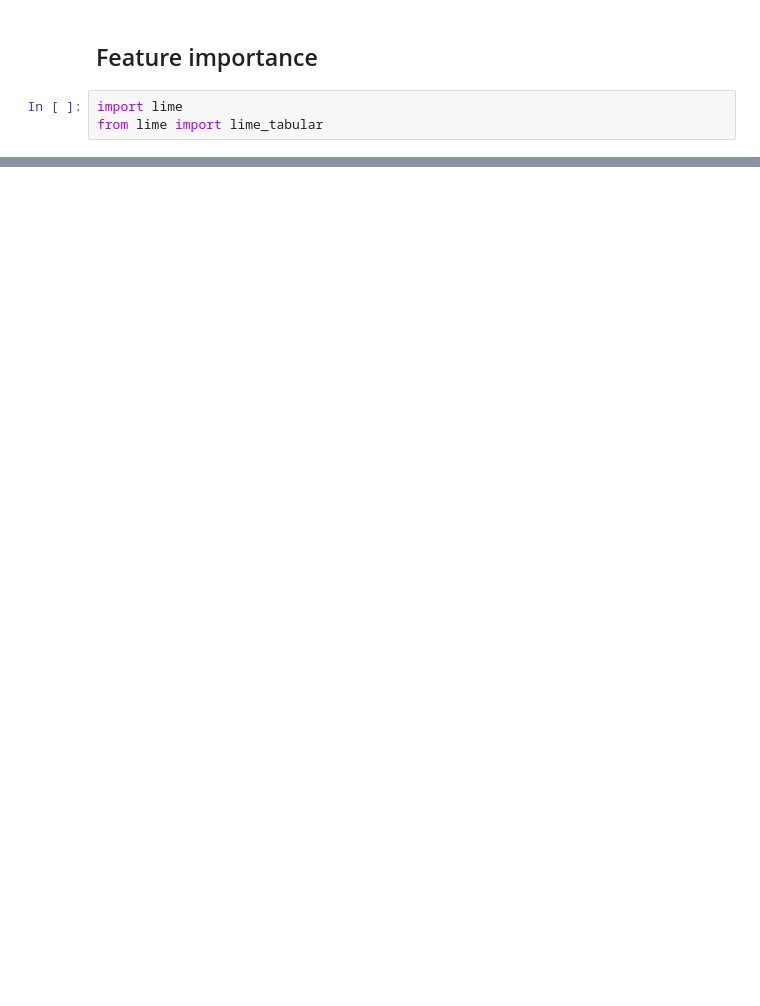
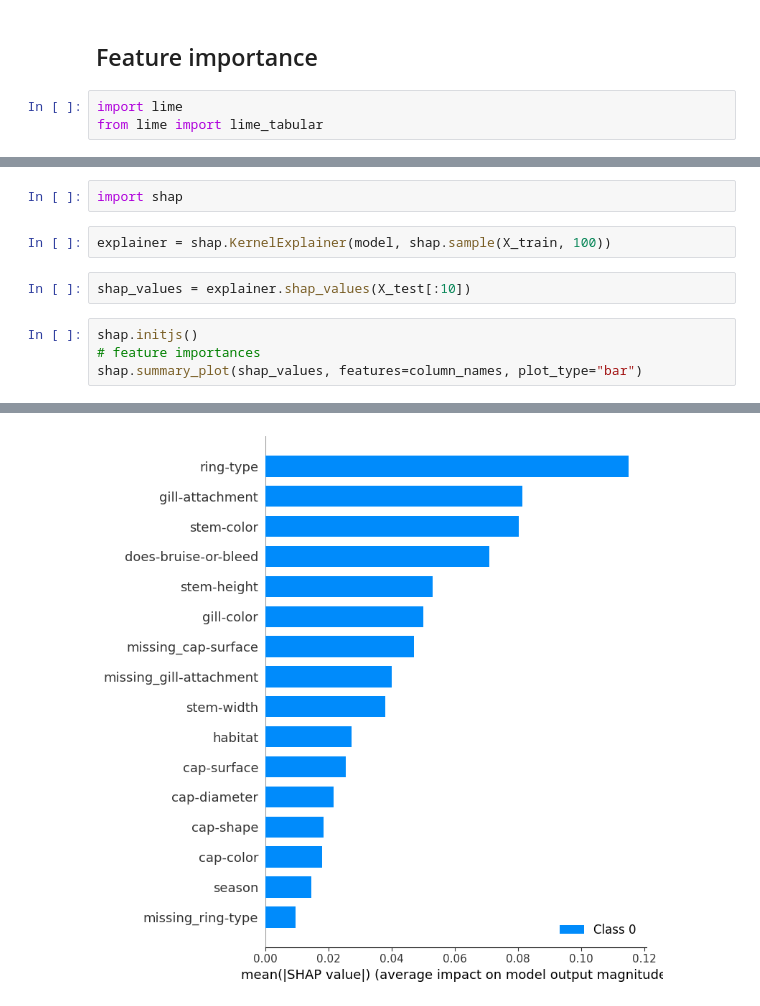
Before and after one commit to szethh/dm-project, a Jupyter notebook: eda.ipynb, the cells around one changed output, grey strips where cells are left out. Cells and saved outputs as stored; diff of their text form; blank space fills up the shorter version.

Commit message:
shap for feature importance & small tweaks

```diff
--- a/eda.ipynb
+++ b/eda.ipynb
@@ -432 +432,12 @@ exp.show_in_notebook(show_table=True, show_all=False)
 [interactive output not drawn]
+# %%
+import shap
+# %%
+explainer = shap.KernelExplainer(model, shap.sample(X_train, 100))
+# %%
+shap_values = explainer.shap_values(X_test[:10])
+# %%
+shap.initjs()
+# feature importances
+shap.summary_plot(shap_values, features=column_names, plot_type="bar")
+# %% [output]
@@ -432,0 +445 @@ exp.show_in_notebook(show_table=True, show_all=False)
+[figure, added]
```
Also changed, not shown: parts of 23 cells of this notebook, 1 other file.
